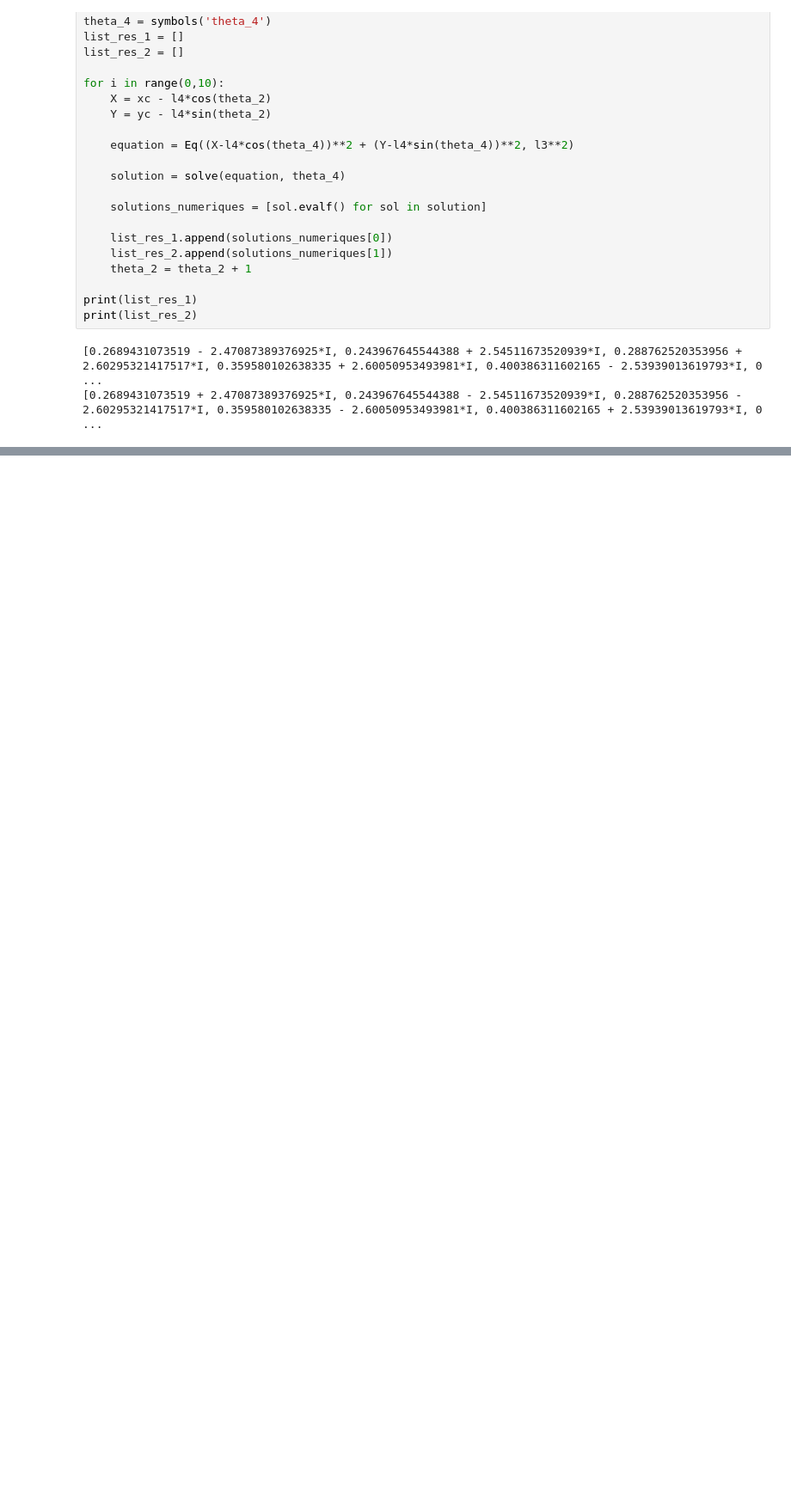
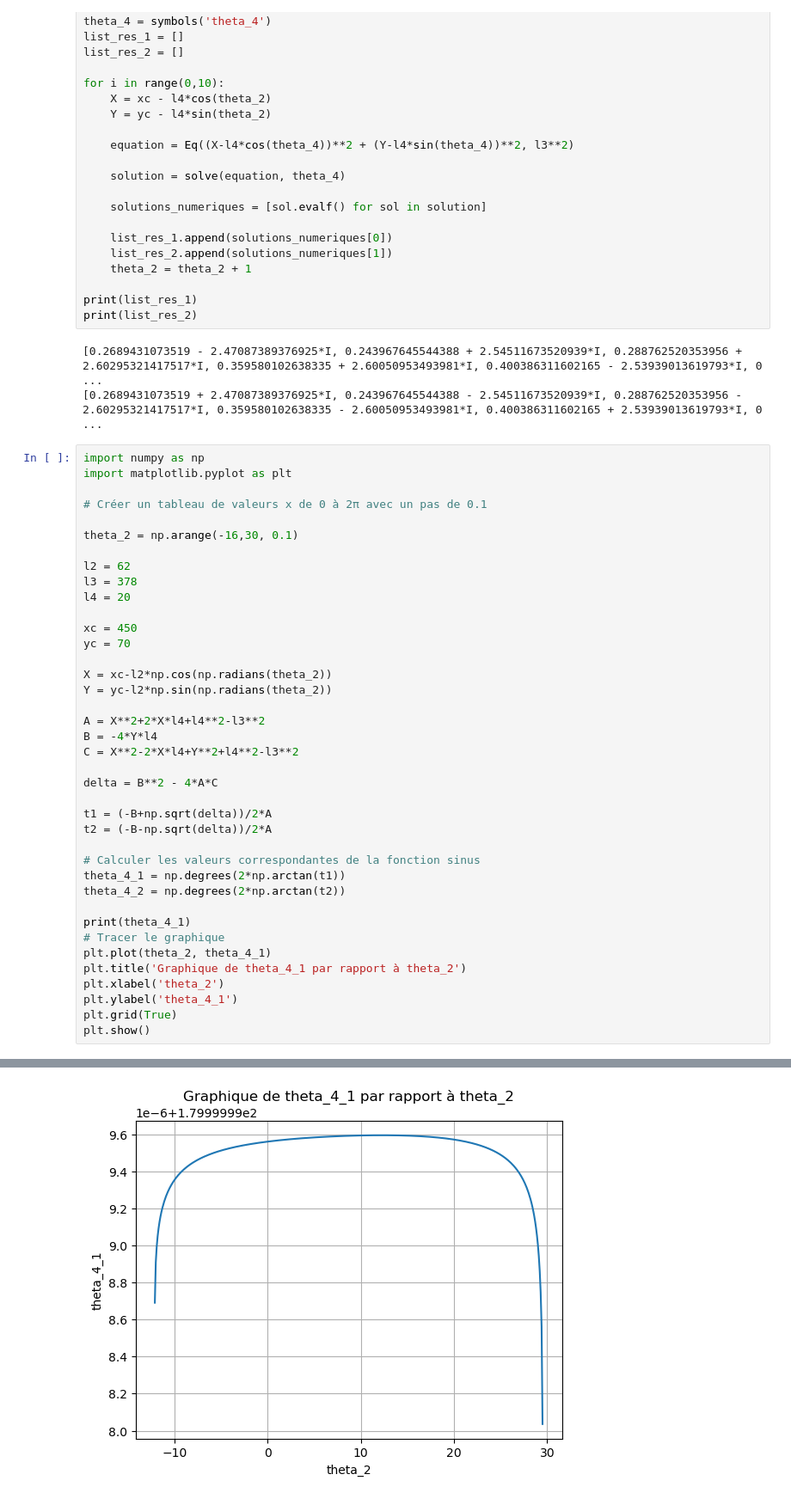
Before and after one commit to Paulciapello/Projet_CAO_L3, a Jupyter notebook: Calcul_Projet_CAO_L3.ipynb, the cells around one changed output, grey strips where cells are left out. Shown at 86% size. Saved outputs shown, nothing was run; the diff lists cells and outputs as text; blank space fills up the shorter version.

```diff
--- a/Calcul_Projet_CAO_L3.ipynb
+++ b/Calcul_Projet_CAO_L3.ipynb
@@ -104,3 +104,43 @@ print(list_res_2)
 # %% [output]
 [0.2689431073519 - 2.47087389376925*I, 0.243967645544388 + 2.54511673520939*I, 0.288762520353956 + 2.60295321417517*I, 0.359580102638335 + 2.60050953493981*I, 0.400386311602165 - 2.53939013619793*I, 0 ...
 [0.2689431073519 + 2.47087389376925*I, 0.243967645544388 - 2.54511673520939*I, 0.288762520353956 - 2.60295321417517*I, 0.359580102638335 - 2.60050953493981*I, 0.400386311602165 + 2.53939013619793*I, 0 ...
+# %%
+import numpy as np
+import matplotlib.pyplot as plt
+
+# Créer un tableau de valeurs x de 0 à 2π avec un pas de 0.1
+
+theta_2 = np.arange(-16,30, 0.1)
+
+l2 = 62
+l3 = 378
+l4 = 20
+
+xc = 450
+yc = 70
+
+X = xc-l2*np.cos(np.radians(theta_2))
+Y = yc-l2*np.sin(np.radians(theta_2))
+
+A = X**2+2*X*l4+l4**2-l3**2
+B = -4*Y*l4
+C = X**2-2*X*l4+Y**2+l4**2-l3**2
+
+delta = B**2 - 4*A*C
+
+t1 = (-B+np.sqrt(delta))/2*A
+t2 = (-B-np.sqrt(delta))/2*A
+
+# Calculer les valeurs correspondantes de la fonction sinus
+theta_4_1 = np.degrees(2*np.arctan(t1))
+theta_4_2 = np.degrees(2*np.arctan(t2))
+
+print(theta_4_1)
+# Tracer le graphique
+plt.plot(theta_2, theta_4_1)
+plt.title('Graphique de theta_4_1 par rapport à theta_2')
+plt.xlabel('theta_2')
+plt.ylabel('theta_4_1')
+plt.grid(True)
+plt.show()
+# %% [output]
@@ -106,0 +164 @@ print(list_res_2)
+[figure, added]
```
Also changed, not shown: parts of 1 cell of this notebook.
